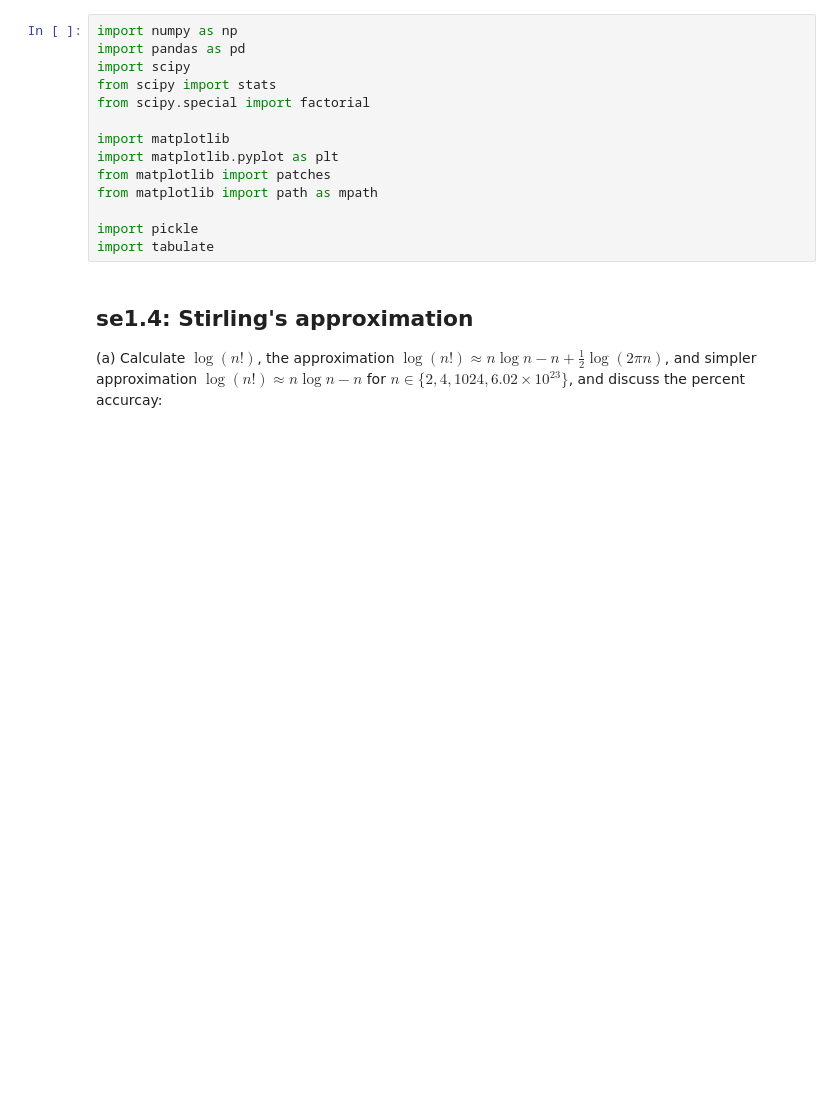
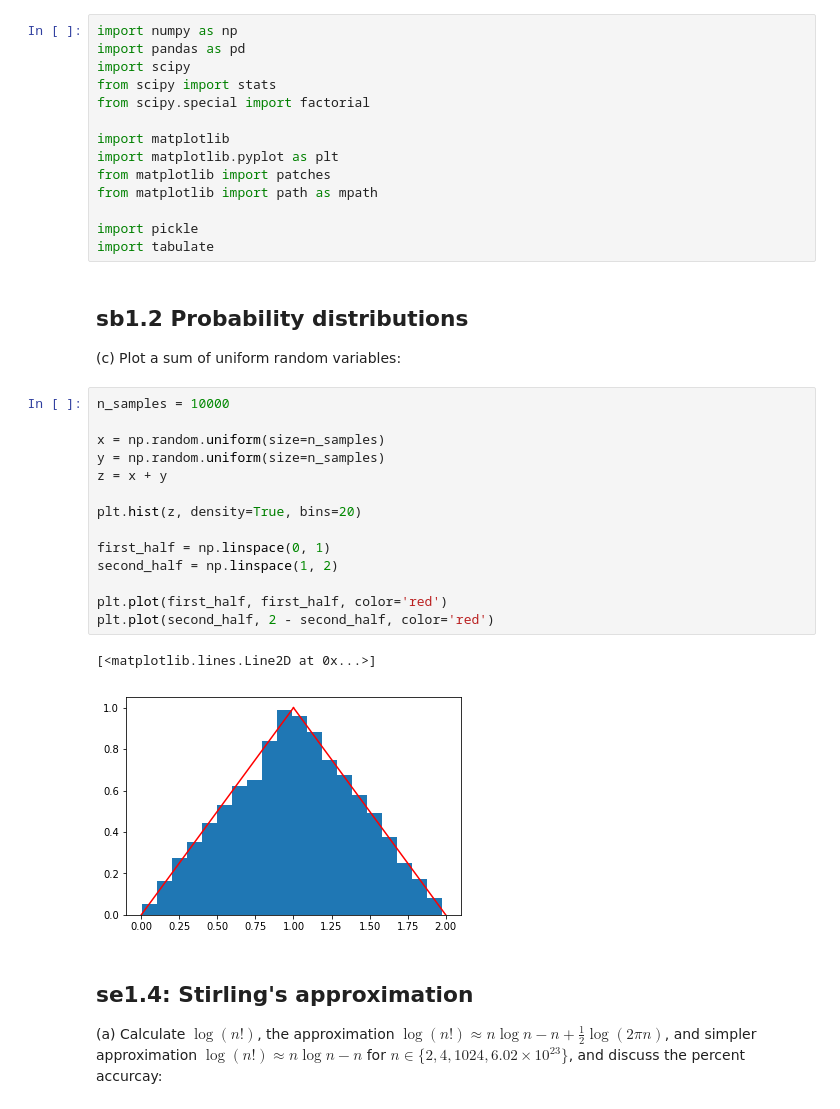
Before and after one commit to guydav/minerva, a Jupyter notebook: notebooks/NS162/PS1.ipynb, the cells around one changed output. Saved outputs shown, nothing was run; the diff lists cells and outputs as text; blank space fills up the shorter version.

```diff
--- a/notebooks/NS162/PS1.ipynb
+++ b/notebooks/NS162/PS1.ipynb
@@ -16,6 +16,27 @@ from matplotlib import path as mpath
 
 import pickle
 import tabulate
+# %% [markdown]
+## sb1.2 Probability distributions
+
+(c) Plot a sum of uniform random variables:
+# %%
+n_samples = 10000
+
+x = np.random.uniform(size=n_samples)
+y = np.random.uniform(size=n_samples)
+z = x + y
+
+plt.hist(z, density=True, bins=20)
+
+first_half = np.linspace(0, 1)
+second_half = np.linspace(1, 2)
+
+plt.plot(first_half, first_half, color='red')
+plt.plot(second_half, 2 - second_half, color='red')
+# %% [output]
+[<matplotlib.lines.Line2D at 0x...>]
+[figure, added]
 # %% [markdown]
 ## se1.4: Stirling's approximation
 
```
Also changed, not shown: parts of 1 cell of this notebook.
